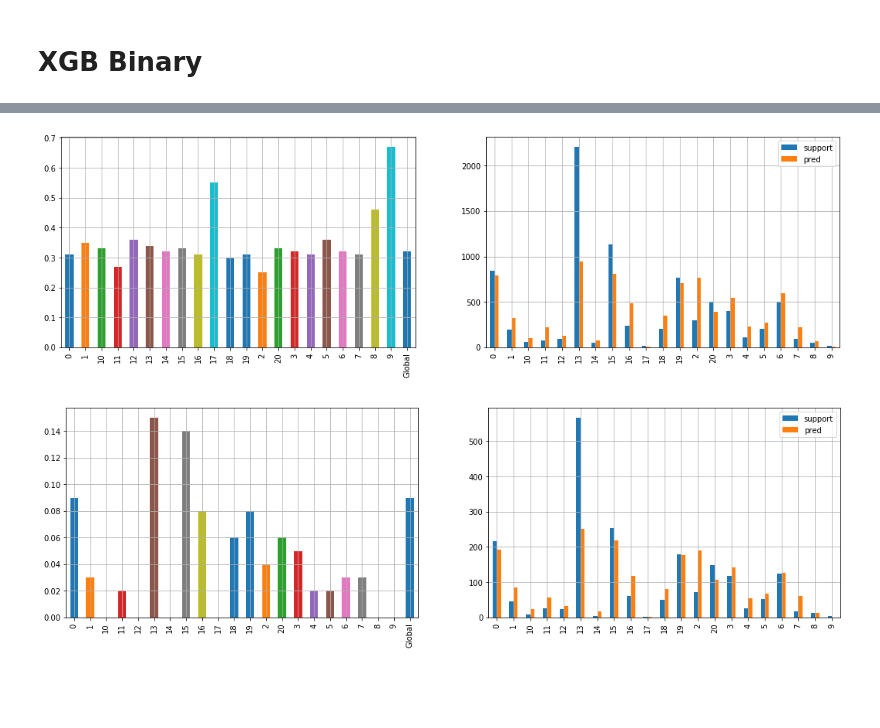
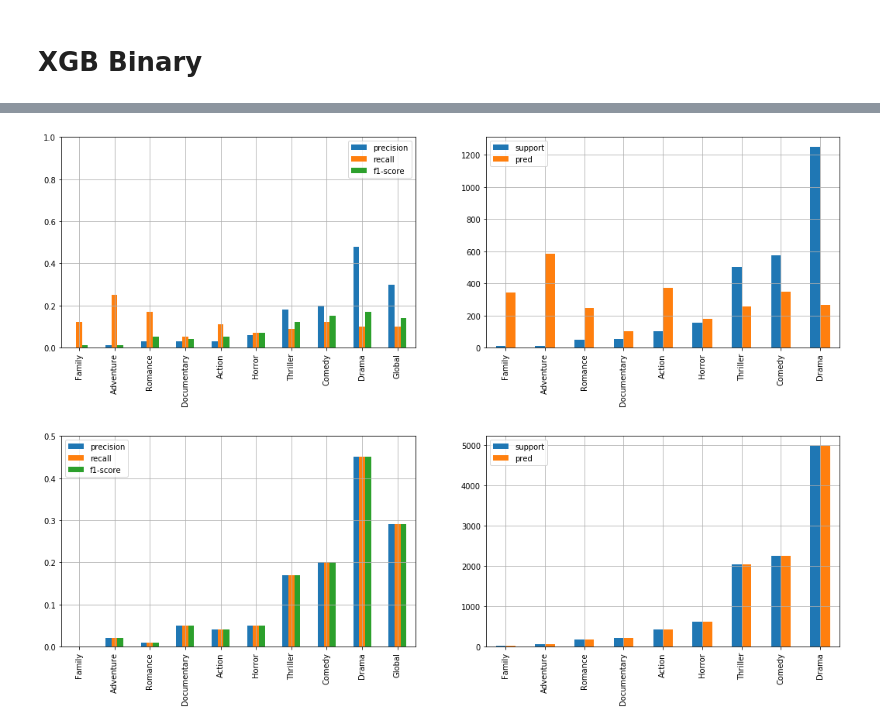
Before and after one commit to RaulSanchezVazquez/RecSys_Classification, a Jupyter notebook: Movies_classifier.ipynb, the cells around one changed output, grey strips where cells are left out. Saved outputs shown, nothing was run; the diff lists cells and outputs as text; code cells hidden in the pictures; blank space fills up the shorter version.

```diff
--- a/Movies_classifier.ipynb
+++ b/Movies_classifier.ipynb
@@ -350,5 +333,8 @@ fig.set_size_inches(18, 5)
 # %% [markdown]
 # XGB Binary
+# %%
+genres = pd.concat([y_train, y_test]).unique()
+id_genre = dict([(genre, it) for it, genre in enumerate(genres)])
 # %%
 import sys; sys.path.append("/home/ubuntu/XGB-BINARY/")
 from XGBBinary import XGBBinary
@@ -375,0 +359,20 @@ Global  all       0.14    0.09      0.10   4028.0  4028.0
+# %%
+genre_id = dict([(v,k) for k,v in id_genre.items()])
+
+fig, ax = plt.subplots(1, 2)
+test_report = evalutils.class_report(
+    y_true=y_train,
+    y_pred=[genre_id[y] for y in cls_bin.predict(X_train.values)])
+
+test_report.sort_values('support')[['precision', 'recall' ,'f1-score']].plot(
+    kind='bar',
+    ylim=(0, 1),
+    grid=True,
+    ax=ax[0])
+
+test_report.drop('Global')[['support', 'pred']].sort_values('support').plot(
+    kind='bar',
+    grid=True,
+    ax=ax[1])
+
+fig.set_size_inches(18, 5)
@@ -376,24 +381,40 @@ Global  all       0.14    0.09      0.10   4028.0  4028.0
 # %%
 fig, ax = plt.subplots(1, 2)
-train_report = evalutils.class_report(
-    y_true=y_train,
-    y_pred=cls_bin.predict(X_train.values))
+test_report = evalutils.class_report(
+    y_true=y_test,
+    y_pred=[genre_id[y] for y in cls_bin.predict(X_test.values)])
 
-train_report['f1-score'].plot(kind='bar', grid=True, ax=ax[0])
-train_report.drop('Global')[['support', 'pred']].plot(kind='bar', grid=True, ax=ax[1])
+test_report.sort_values('support')[['precision', 'recall' ,'f1-score']].plot(
+    kind='bar',
+    ylim=(0, 1),
+    grid=True,
+    ax=ax[0])
+
+test_report.drop('Global')[['support', 'pred']].sort_values('support').plot(
+    kind='bar',
+    grid=True,
+    ax=ax[1])
 
 fig.set_size_inches(18, 5)
 # %% [output]
-[figure, old version]
+[figure, new version]
 # %%
 fig, ax = plt.subplots(1, 2)
 test_report = evalutils.class_report(
-    y_true=y_test,
-    y_pred=cls_bin.predict(X_test.values))
+    y_true=y_train,
+    y_pred=y_train.sample(y_train.shape[0]))
 
-test_report['f1-score'].plot(kind='bar', grid=True, ax=ax[0])
-test_report.drop('Global')[['support', 'pred']].plot(kind='bar', grid=True, ax=ax[1])
+test_report.sort_values('support')[['precision', 'recall' ,'f1-score']].plot(
+    kind='bar',
+    grid=True,
+    ylim=(0, .5),
+    ax=ax[0])
+
+test_report.drop('Global')[['support', 'pred']].sort_values('support').plot(
+    kind='bar',
+    grid=True,
+    ax=ax[1])
 
 fig.set_size_inches(18, 5)
 # %% [output]
-[figure, old version]
+[figure, new version]
```
Also changed, not shown: parts of 17 cells of this notebook, 8 other files.
